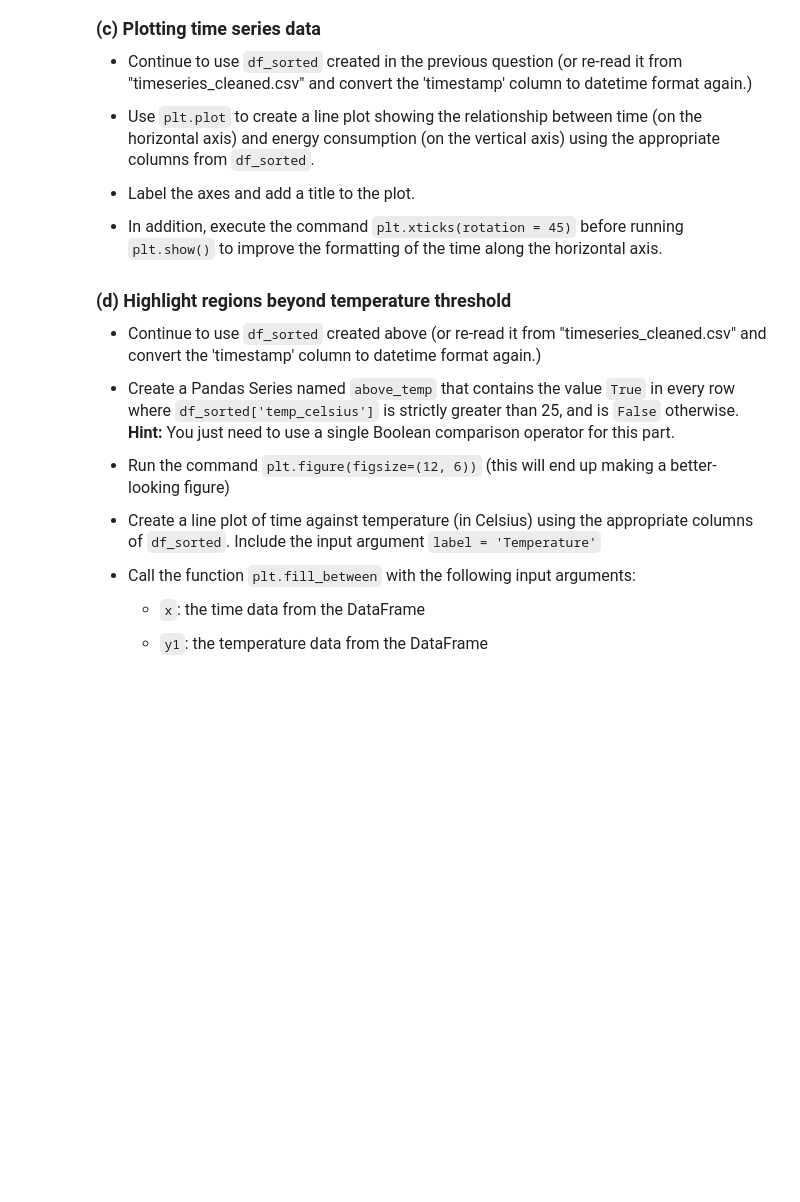
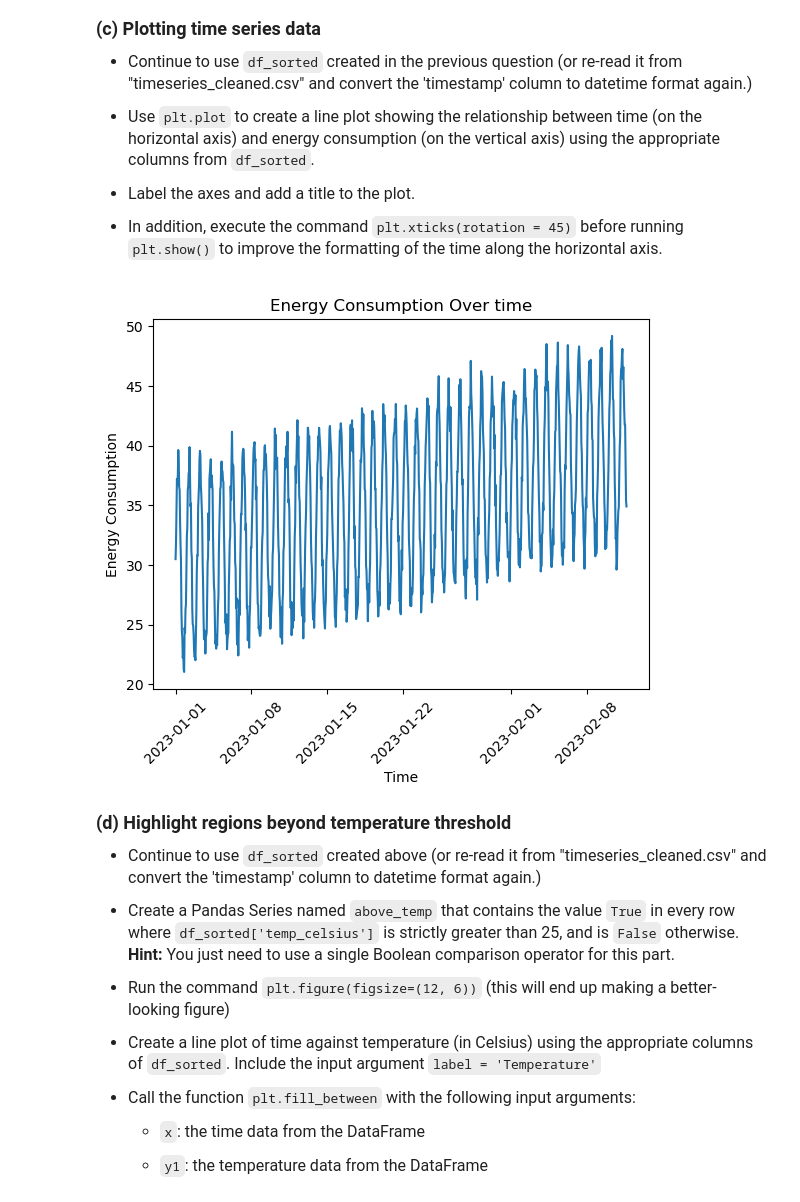
Before and after one commit to krisson381/datasci151spring2026, a Jupyter notebook: _assignments/assignment_10/Assignment10.ipynb, the cells around one changed output. Drawn from its saved outputs; the diff is of its cells as text; code cells hidden in the pictures; blank space fills up the shorter version.

```diff
--- a/_assignments/assignment_10/Assignment10.ipynb
+++ b/_assignments/assignment_10/Assignment10.ipynb
@@ -98,6 +98,8 @@ df_final
 # %%
 # your code here
 df_time = pd.read_csv("data/timeseries_data.csv")
-df_sorted = pd.to_datetime(df_time["timestamp"], format = 'mixed').sort_values(ascending = False)
+df_time['timestamp'] = pd.to_datetime(df_time["timestamp"], format = 'mixed')
+df_sorted = df_time.sort_values(by = 'timestamp', ascending = False)
+df_sorted.to_csv("data/time_series_cleaned.csv")
 df_sorted
 # %% [output]
@@ -129,6 +132,21 @@ Name: timestamp, Length: 1000, dtype: datetime64[ns]
 - In addition, execute the command `plt.xticks(rotation = 45)` before running `plt.show()` to improve the formatting of the time along the horizontal axis.
 # %%
 # your code here
+df_sorted
+
+plt.plot("timestamp", "energy_kwh", data = df_sorted)
+# label x-axis
+plt.xlabel("Time")
+
+# label y-axis
+plt.ylabel("Energy Consumption")
+# title
+plt.title("Energy Consumption Over time")
+plt.xticks(rotation =45)
+
+plt.show()
+# %% [output]
+[figure, added]
 # %% [markdown]
 <font size = "4">
 
```
Also changed, not shown: parts of 3 cells of this notebook, 2 other files.
